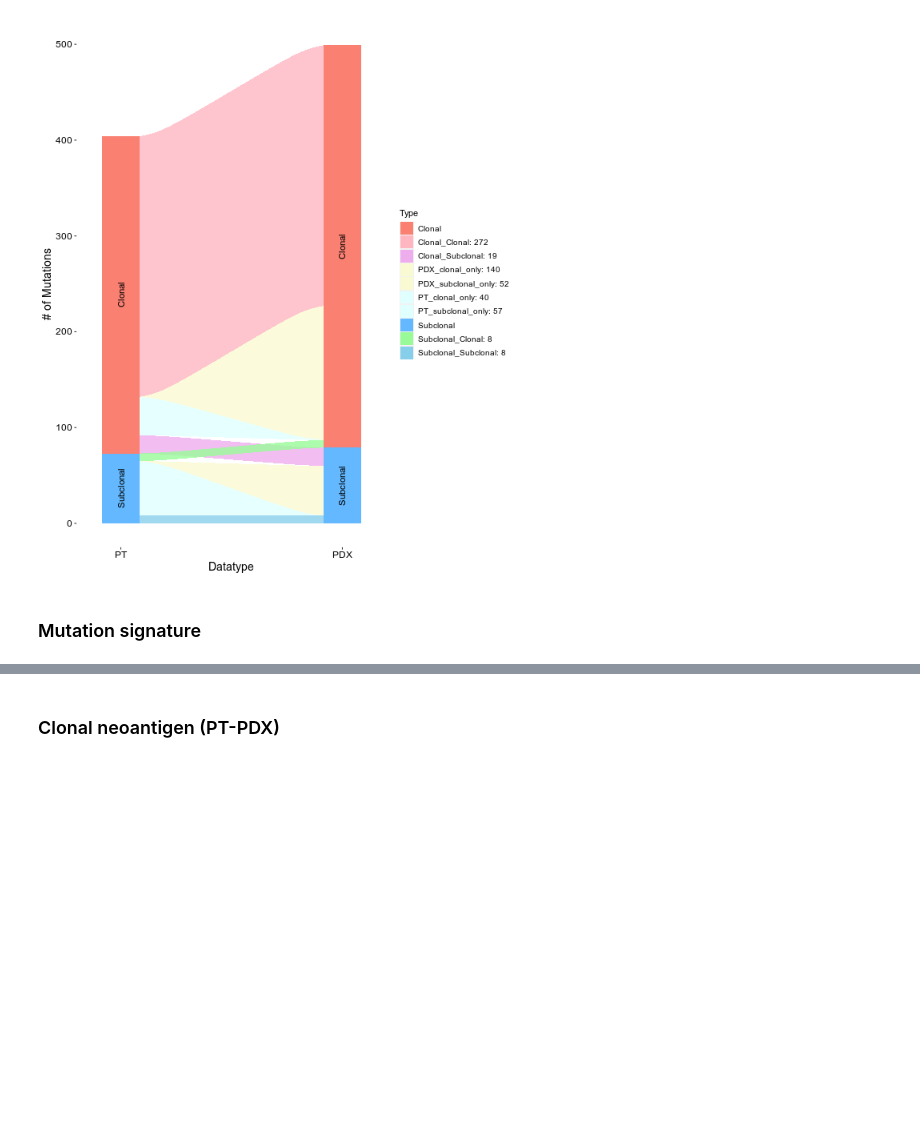
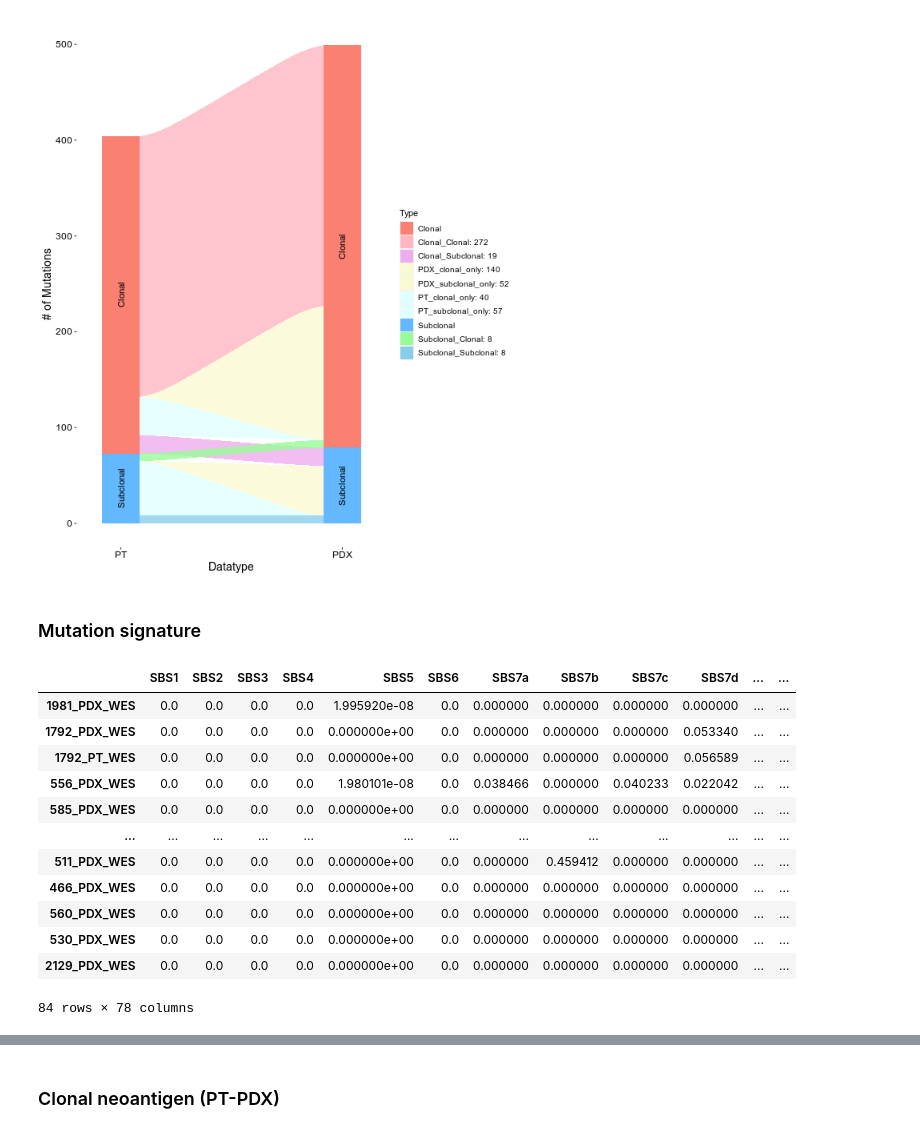
Before and after one commit to fnhe/PediatricSolidTumorPDX, a Jupyter notebook: code/somatic mutations.ipynb, the cells around one changed output, grey strips where cells are left out. Saved outputs shown, nothing was run; the diff lists cells and outputs as text; code cells hidden in the pictures; blank space fills up the shorter version.

```diff
--- a/code/somatic mutations.ipynb
+++ b/code/somatic mutations.ipynb
@@ -308,7 +310,22 @@ flow
 ### Mutation signature
 # %%
 data = pd.read_table('/home/UTHSCSA/hef/2.Project/5.PDX/2.analysis/3.somatic_mutations/Final.somatic_mutations.maf')
-weight = pd.read_table('/home/UTHSCSA/hef/2.Project/5.PDX/2.analysis/3.somatic_mutations/5.signature/deconstructSig/weight.txt', sep = '\t', index_col=0)
+weight = pd.read_table('/home/UTHSCSA/hef/2.Project/5.PDX/2.analysis/5.reseq/Signature/deconstructSig/weight.txt', sep = '\t', index_col=0)
+weight
+# %% [output]
+|  | SBS1 | SBS2 | SBS3 | SBS4 | SBS5 | SBS6 | SBS7a | SBS7b | SBS7c | SBS7d | ... | ... |
+| 1981_PDX_WES | 0.0 | 0.0 | 0.0 | 0.0 | 1.995920e-08 | 0.0 | 0.000000 | 0.000000 | 0.000000 | 0.000000 | ... | ... |
+| 1792_PDX_WES | 0.0 | 0.0 | 0.0 | 0.0 | 0.000000e+00 | 0.0 | 0.000000 | 0.000000 | 0.000000 | 0.053340 | ... | ... |
+| 1792_PT_WES | 0.0 | 0.0 | 0.0 | 0.0 | 0.000000e+00 | 0.0 | 0.000000 | 0.000000 | 0.000000 | 0.056589 | ... | ... |
+| 556_PDX_WES | 0.0 | 0.0 | 0.0 | 0.0 | 1.980101e-08 | 0.0 | 0.038466 | 0.000000 | 0.040233 | 0.022042 | ... | ... |
+| 585_PDX_WES | 0.0 | 0.0 | 0.0 | 0.0 | 0.000000e+00 | 0.0 | 0.000000 | 0.000000 | 0.000000 | 0.000000 | ... | ... |
+| ... | ... | ... | ... | ... | ... | ... | ... | ... | ... | ... | ... | ... |
+| 511_PDX_WES | 0.0 | 0.0 | 0.0 | 0.0 | 0.000000e+00 | 0.0 | 0.000000 | 0.459412 | 0.000000 | 0.000000 | ... | ... |
+| 466_PDX_WES | 0.0 | 0.0 | 0.0 | 0.0 | 0.000000e+00 | 0.0 | 0.000000 | 0.000000 | 0.000000 | 0.000000 | ... | ... |
+| 560_PDX_WES | 0.0 | 0.0 | 0.0 | 0.0 | 0.000000e+00 | 0.0 | 0.000000 | 0.000000 | 0.000000 | 0.000000 | ... | ... |
+| 530_PDX_WES | 0.0 | 0.0 | 0.0 | 0.0 | 0.000000e+00 | 0.0 | 0.000000 | 0.000000 | 0.000000 | 0.000000 | ... | ... |
+| 2129_PDX_WES | 0.0 | 0.0 | 0.0 | 0.0 | 0.000000e+00 | 0.0 | 0.000000 | 0.000000 | 0.000000 | 0.000000 | ... | ... |
+84 rows × 78 columns
 # %%
 # selected sample
 a = data.groupby('ID').count().sort_values('Chromosome', ascending=False).head(44).index #muts > 10
```
Also changed, not shown: parts of 6 cells of this notebook, 3 other files.
